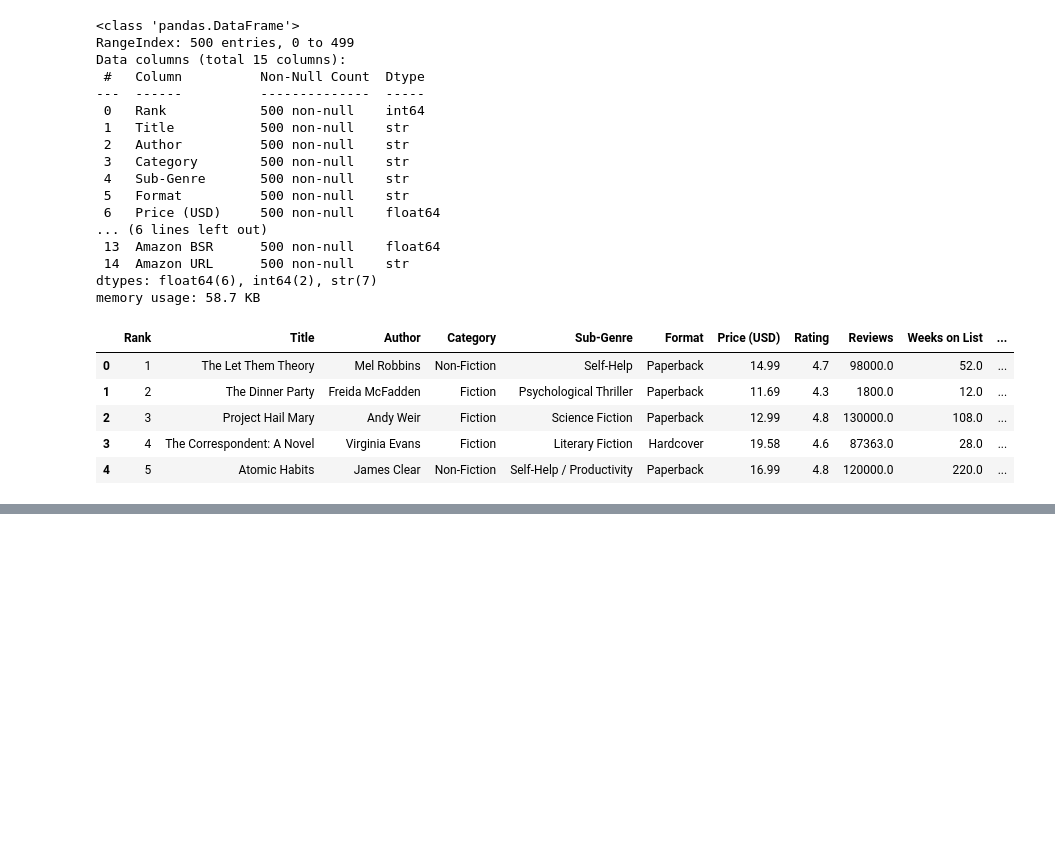
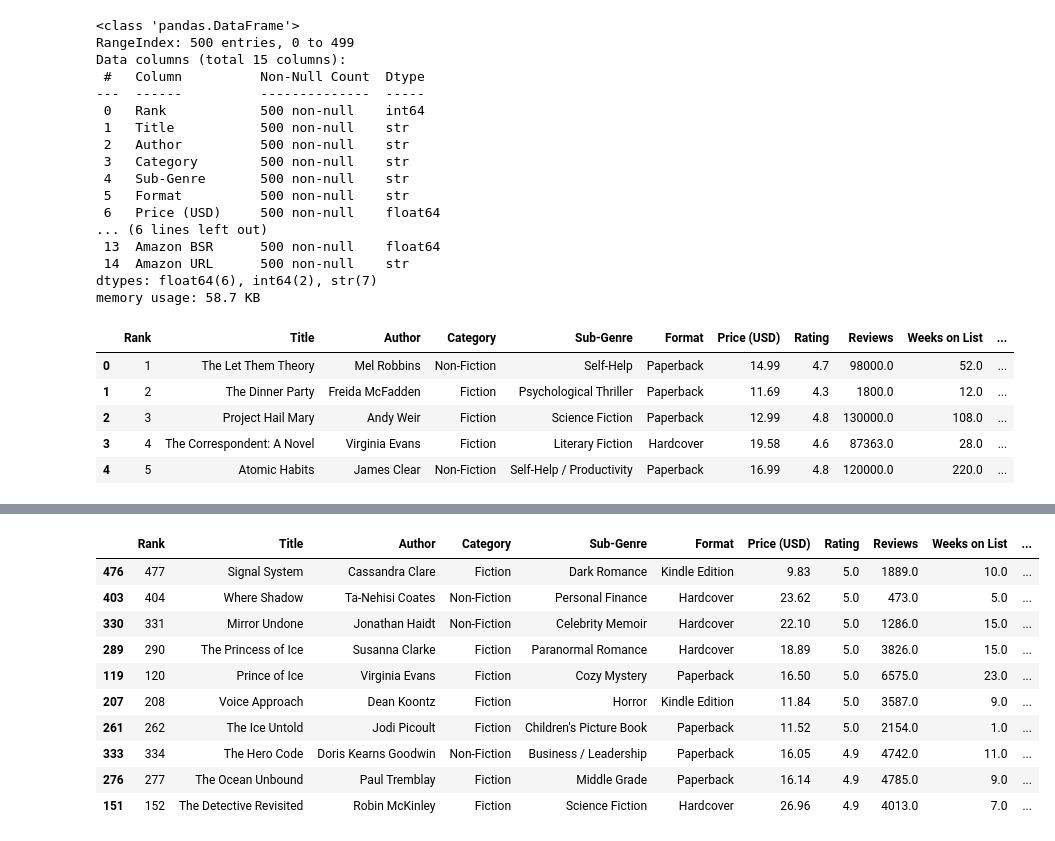
Before and after one commit to tauhidahmed-tat/AMPS-Project-01, a Jupyter notebook: Pandas.ipynb, the cells around one changed output, grey strips where cells are left out. Saved outputs shown, nothing was run; the diff lists cells and outputs as text; code cells hidden in the pictures; blank space fills up the shorter version.

```diff
--- a/Pandas.ipynb
+++ b/Pandas.ipynb
@@ -76,0 +154,14 @@ dt.head()
+# %%
+dt.sort_values('Rating',ascending=False).head(10)
+# %% [output]
+|  | Rank | Title | Author | Category | Sub-Genre | Format | Price (USD) | Rating | Reviews | Weeks on List | ... |
+| 476 | 477 | Signal System | Cassandra Clare | Fiction | Dark Romance | Kindle Edition | 9.83 | 5.0 | 1889.0 | 10.0 | ... |
+| 403 | 404 | Where Shadow | Ta-Nehisi Coates | Non-Fiction | Personal Finance | Hardcover | 23.62 | 5.0 | 473.0 | 5.0 | ... |
+| 330 | 331 | Mirror Undone | Jonathan Haidt | Non-Fiction | Celebrity Memoir | Hardcover | 22.10 | 5.0 | 1286.0 | 15.0 | ... |
+| 289 | 290 | The Princess of Ice | Susanna Clarke | Fiction | Paranormal Romance | Hardcover | 18.89 | 5.0 | 3826.0 | 15.0 | ... |
+| 119 | 120 | Prince of Ice | Virginia Evans | Fiction | Cozy Mystery | Paperback | 16.50 | 5.0 | 6575.0 | 23.0 | ... |
+| 207 | 208 | Voice Approach | Dean Koontz | Fiction | Horror | Kindle Edition | 11.84 | 5.0 | 3587.0 | 9.0 | ... |
+| 261 | 262 | The Ice Untold | Jodi Picoult | Fiction | Children's Picture Book | Paperback | 11.52 | 5.0 | 2154.0 | 1.0 | ... |
+| 333 | 334 | The Hero Code | Doris Kearns Goodwin | Non-Fiction | Business / Leadership | Paperback | 16.05 | 4.9 | 4742.0 | 11.0 | ... |
+| 276 | 277 | The Ocean Unbound | Paul Tremblay | Fiction | Middle Grade | Paperback | 16.14 | 4.9 | 4785.0 | 9.0 | ... |
+| 151 | 152 | The Detective Revisited | Robin McKinley | Fiction | Science Fiction | Hardcover | 26.96 | 4.9 | 4013.0 | 7.0 | ... |
```
Also changed, not shown: parts of 8 cells of this notebook.
